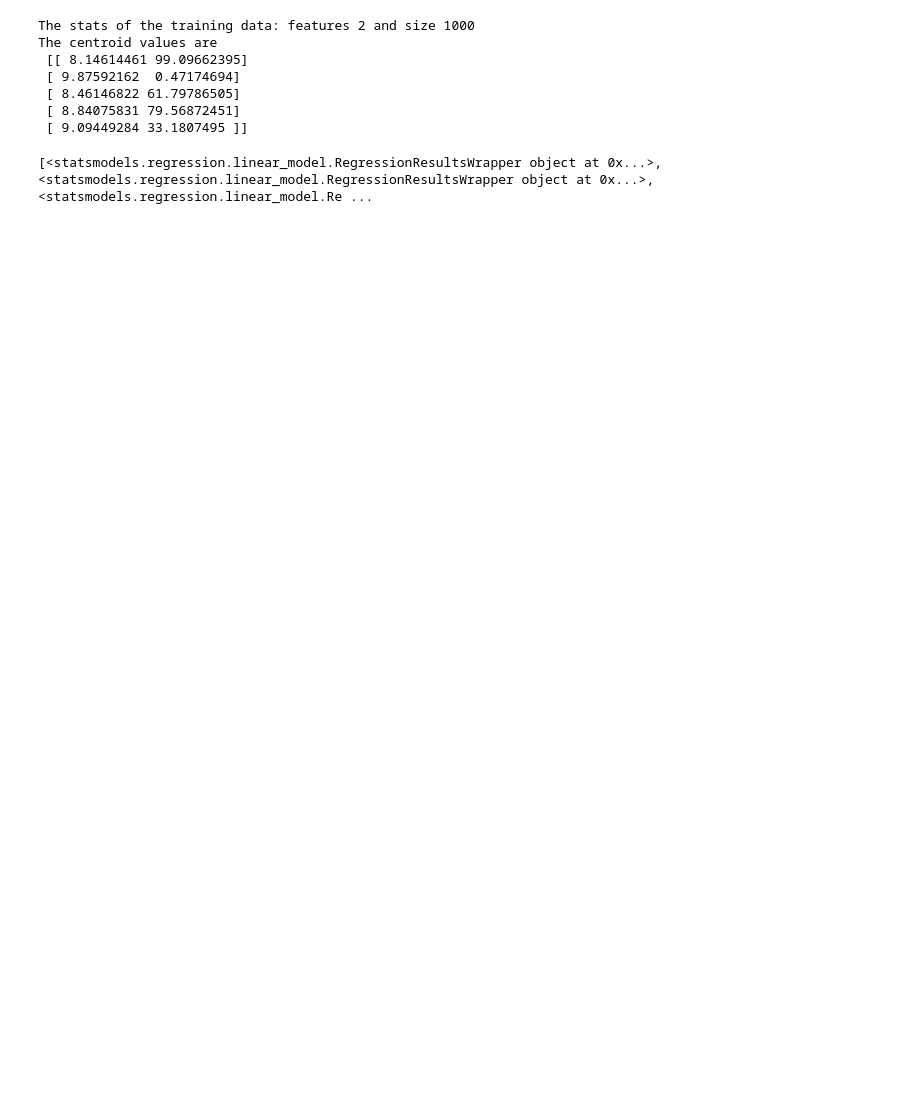
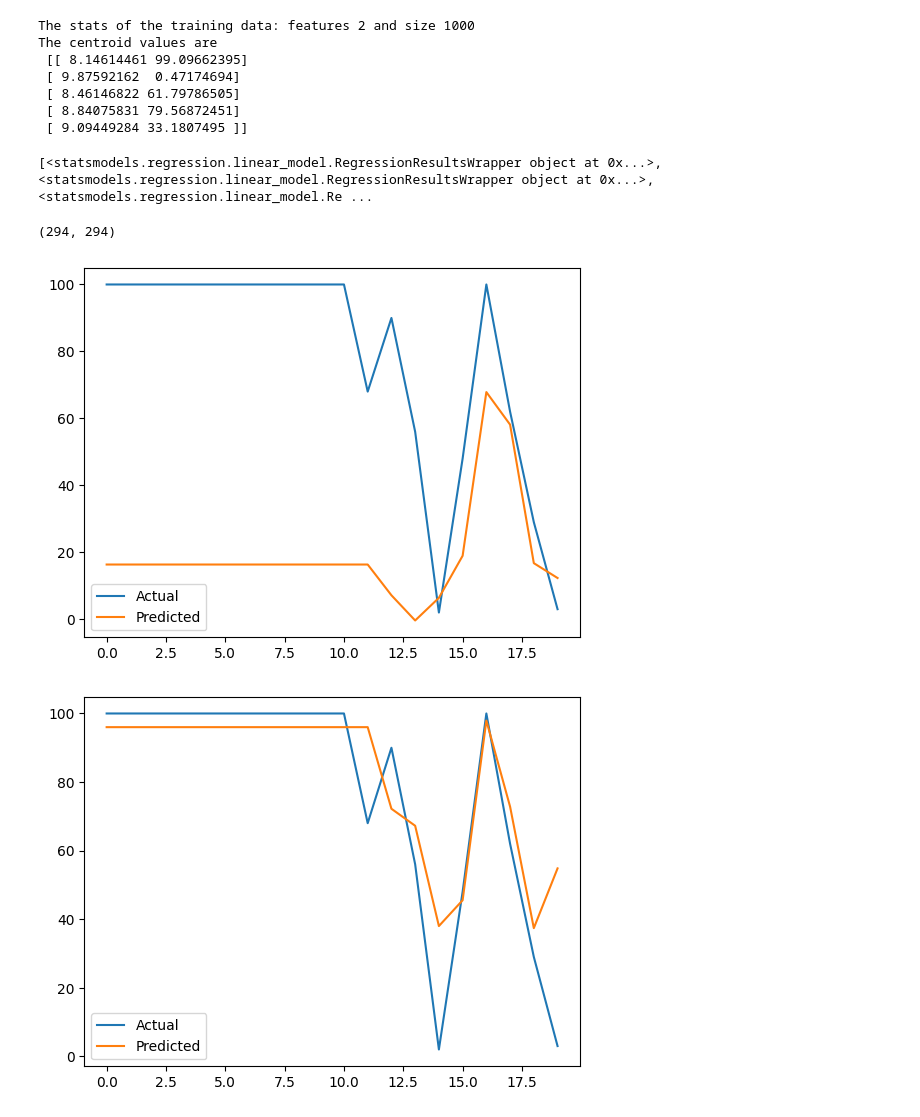
Before and after one commit to dipayan2/ARMAModel, a Jupyter notebook: PredictiveRun.ipynb, the cells around one changed output. Saved outputs shown, nothing was run; the diff lists cells and outputs as text; code cells hidden in the pictures; blank space fills up the shorter version.

```diff
--- a/PredictiveRun.ipynb
+++ b/PredictiveRun.ipynb
@@ -228,11 +454,27 @@ The centroid values are
 ## Train the AR Model Per Cluster?
 model = []
 for i in range(5):
-    out_model = train_AR(train_data[:,0],train_data[:,1:],weight = prob[i,:])
+    out_model = train_AR(train_data[:,0],train_data[:,1:],shiftP=shiftAR,weight = prob[i,:])
     model.append(out_model)
 
 print(model)
 # %% [output]
 [<statsmodels.regression.linear_model.RegressionResultsWrapper object at 0x...>, <statsmodels.regression.linear_model.RegressionResultsWrapper object at 0x...>, <statsmodels.regression.linear_model.Re ...
 # %%
-# Run the prediction models
+# Getting the data for
+yData = data[:,0]
+xData = data[:,1:]
+yShift = get_shiftedData(yData,shiftAR)
+xShift = np.array(xData[shiftAR-1:-1])
+newX = np.hstack((yShift,xShift))
+xTest = newX[testIDx:]
+yTest = yData[testIDx+shiftAR:]
+len(xTest), len(yTest)
+# %% [output]
+(294, 294)
+# %%
+for i in range(5):
+    test_AR(model[i], yTest[:20], xTest[:20])
+# %% [output]
+[figure, added]
+[figure, added]
```
Also changed, not shown: parts of 24 cells of this notebook, 1 other file.
